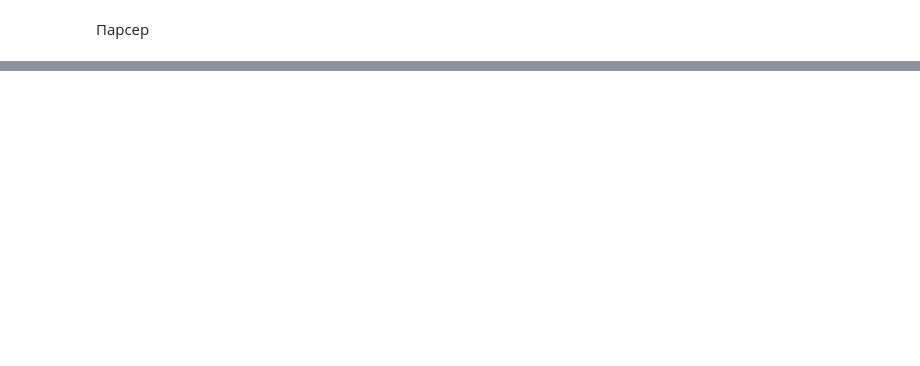
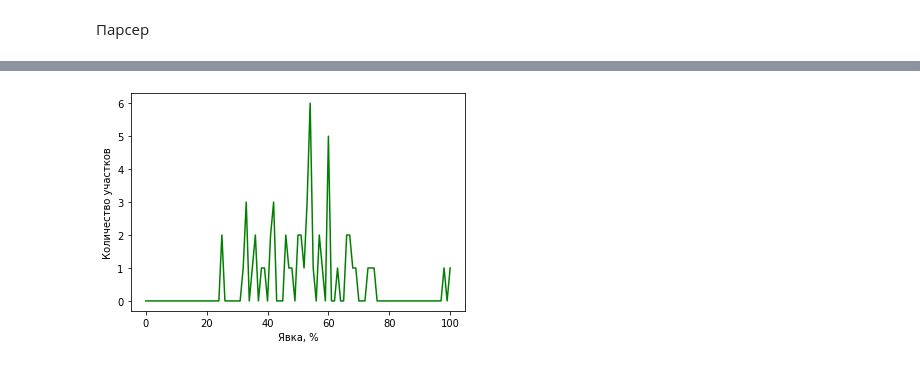
Before and after one commit to tubleronchik/SPO, a Jupyter notebook: System_OS.ipynb, the cells around one changed output, grey strips where cells are left out. Saved outputs shown, nothing was run; the diff lists cells and outputs as text; code cells hidden in the pictures; blank space fills up the shorter version.

```diff
--- a/System_OS.ipynb
+++ b/System_OS.ipynb
@@ -53,0 +117,8 @@ import matplotlib.pyplot as plt
+# %%
+x = np.arange(101)
+plt.plot(x, count_UIK, color = 'g')
+plt.ylabel(u'Количество участков')
+plt.xlabel(u'Явка, %')
+plt.show()
+# %% [output]
+[figure, added]
```
Also changed, not shown: parts of 11 cells of this notebook.
